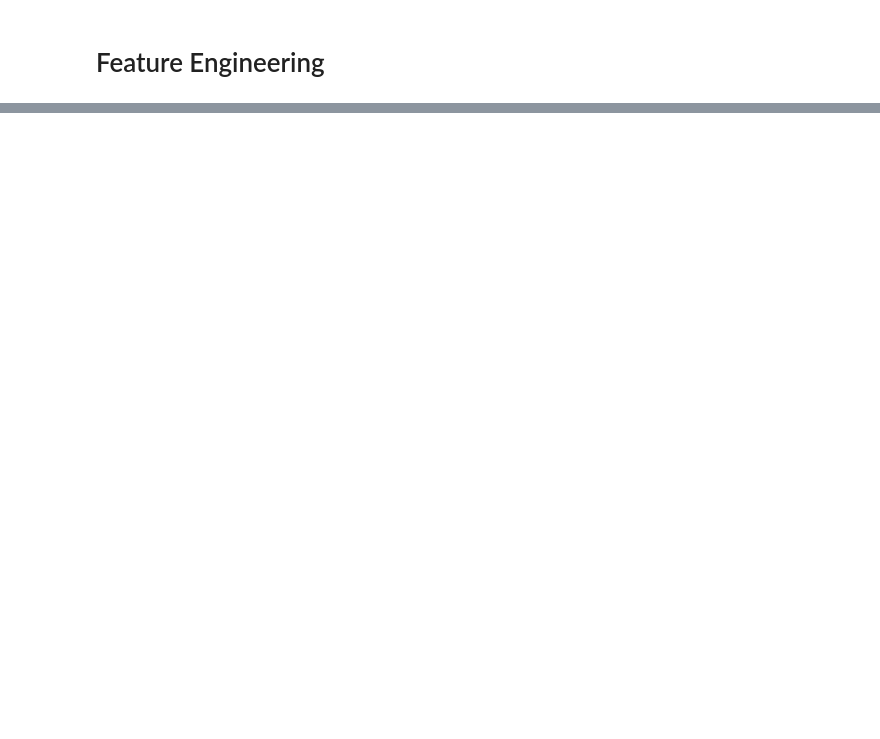
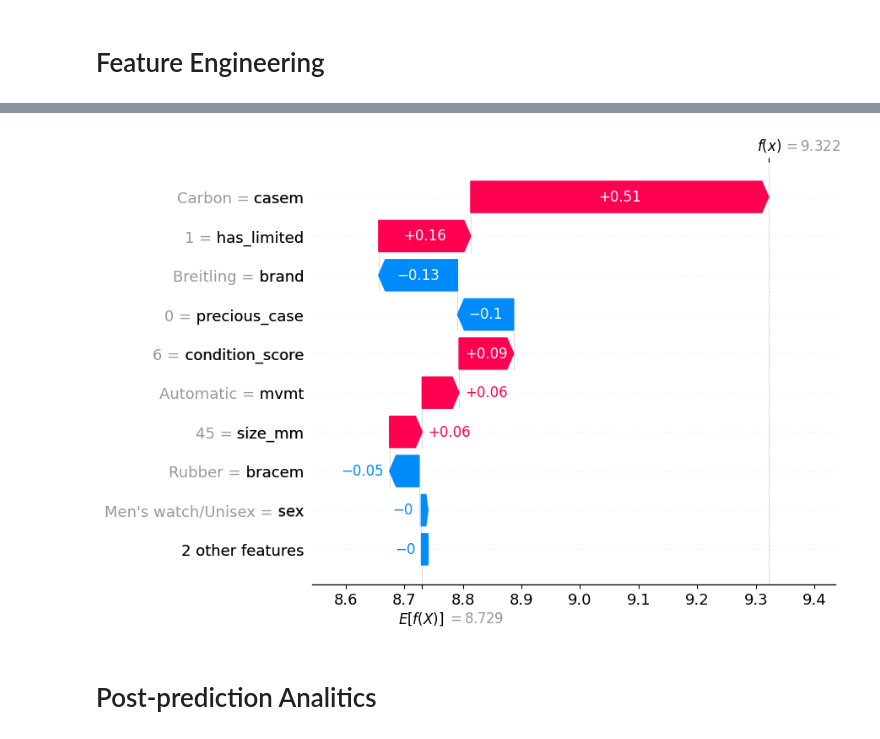
Before and after one commit to Glazochek/chrono24_price_prediction, a Jupyter notebook: notebooks/EDA.ipynb, the cells around one changed output, grey strips where cells are left out. Drawn from its saved outputs; the diff is of its cells as text; code cells hidden in the pictures; blank space fills up the shorter version.

```diff
--- a/notebooks/EDA.ipynb
+++ b/notebooks/EDA.ipynb
@@ -329,0 +631,3 @@ Name: log_price, dtype: float64
+# %%
+for col in category_cols:
+    X[col] = X[col].astype('category')
@@ -329,0 +636,12 @@ Name: log_price, dtype: float64
+# %%
+from sklearn.model_selection import train_test_split
+
+category_cols = ['brand', 'mvmt', 'casem', 'bracem', 'sex']
+
+for col in category_cols:
+    X[col] = X[col].astype('category')
+
+X_train, X_test, y_train, y_test = train_test_split(X, y, test_size=0.2, random_state=42)
+
+print(f"Train shape: {X_train.shape}")
+print(f"Test shape: {X_test.shape}")
@@ -329,0 +748,6 @@ Name: log_price, dtype: float64
+# %%
+from sklearn.inspection import permutation_importance
+
+perm_result = permutation_importance(model, X_test, y_test, n_repeats=5, random_state=42, n_jobs=-1)
+perm_importance = pd.Series(perm_result.importances_mean, index=X_test.columns).sort_values(ascending=False)
+print(perm_importance.head(20))
@@ -329,0 +971,10 @@ Name: log_price, dtype: float64
+# %%
+import shap
+
+explainer = shap.TreeExplainer(final_model)
+shap_values = explainer(X_test_final)
+shap.plots.waterfall(shap_values[0])
+# %% [output]
+[figure, added]
+# %% [markdown]
+# Post-prediction Analitics
```
Also changed, not shown: parts of 34 cells of this notebook.
